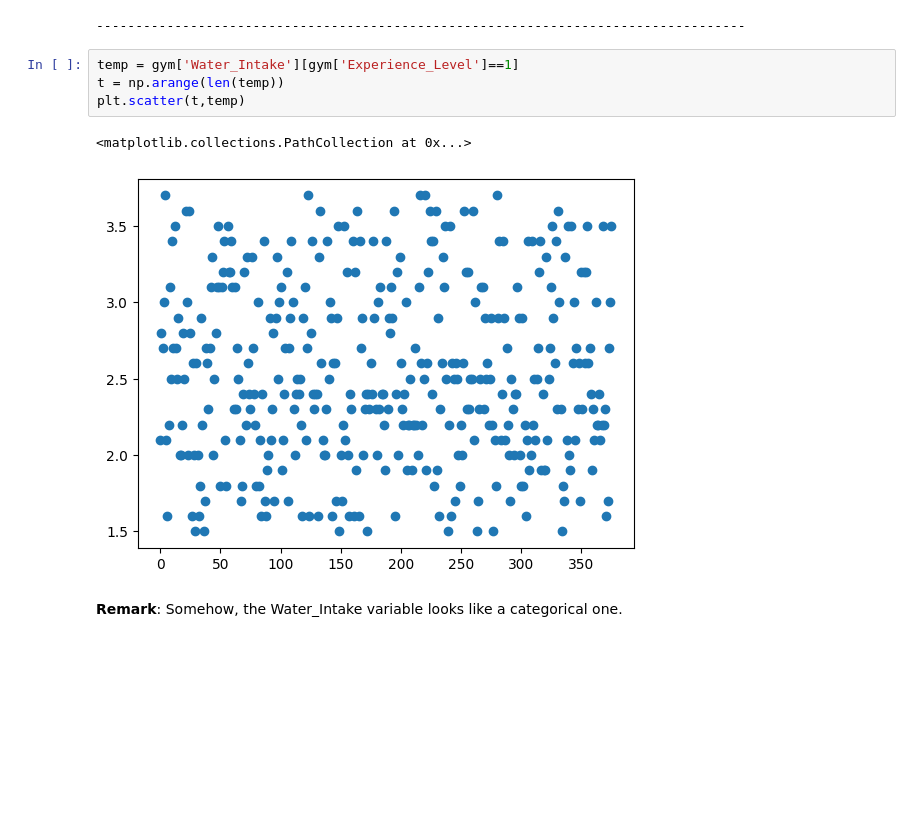
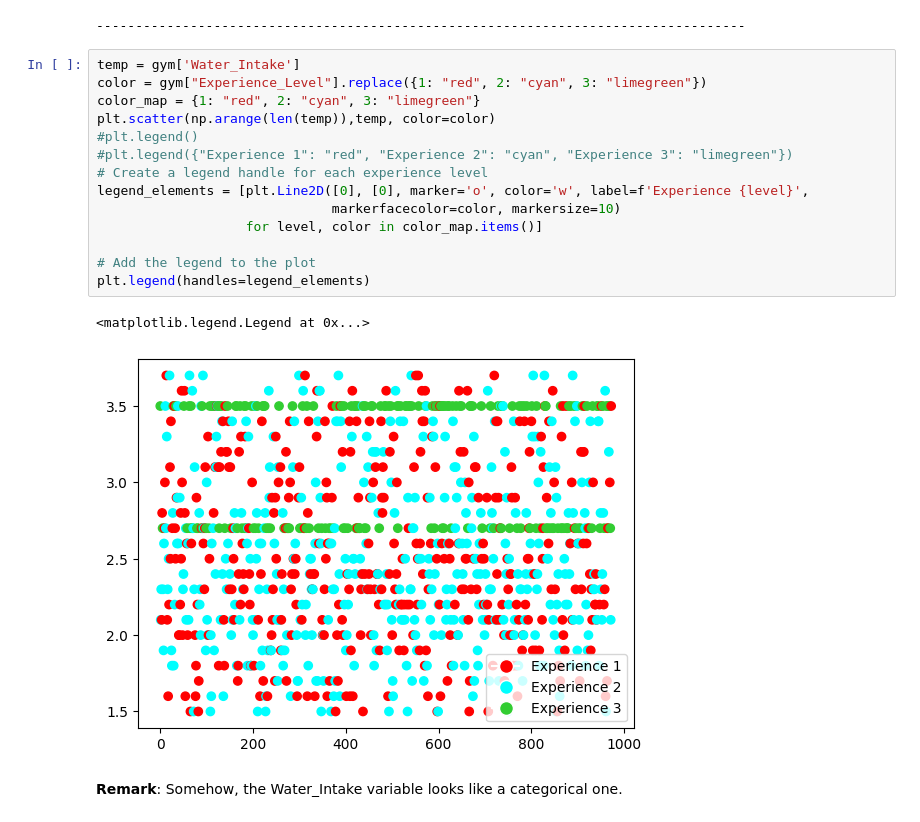
Before and after one commit to bao-do/4thY_MachineLearningProject, a Jupyter notebook: gym_python.ipynb, the cells around one changed output. Drawn from its saved outputs; the diff is of its cells as text; blank space fills up the shorter version.

```diff
--- a/gym_python.ipynb
+++ b/gym_python.ipynb
@@ -443,12 +443,22 @@ Boxplot of all quantitative variables according to Experience_Level
 [figure]
 -----------------------------------------------------------------------------------
 # %%
-temp = gym['Water_Intake'][gym['Experience_Level']==1]
-t = np.arange(len(temp))
-plt.scatter(t,temp)
+temp = gym['Water_Intake']
+color = gym["Experience_Level"].replace({1: "red", 2: "cyan", 3: "limegreen"})
+color_map = {1: "red", 2: "cyan", 3: "limegreen"}
+plt.scatter(np.arange(len(temp)),temp, color=color)
+#plt.legend()
+#plt.legend({"Experience 1": "red", "Experience 2": "cyan", "Experience 3": "limegreen"})
+# Create a legend handle for each experience level
+legend_elements = [plt.Line2D([0], [0], marker='o', color='w', label=f'Experience {level}',
+                              markerfacecolor=color, markersize=10)
+                   for level, color in color_map.items()]
+
+# Add the legend to the plot
+plt.legend(handles=legend_elements)
 # %% [output]
-<matplotlib.collections.PathCollection at 0x...>
+<matplotlib.legend.Legend at 0x...>
-[figure, old version]
+[figure, new version]
 # %% [markdown]
 **Remark**: Somehow, the Water_Intake variable looks like a categorical one.
 # %%
```
Also changed, not shown: parts of 8 cells of this notebook.
